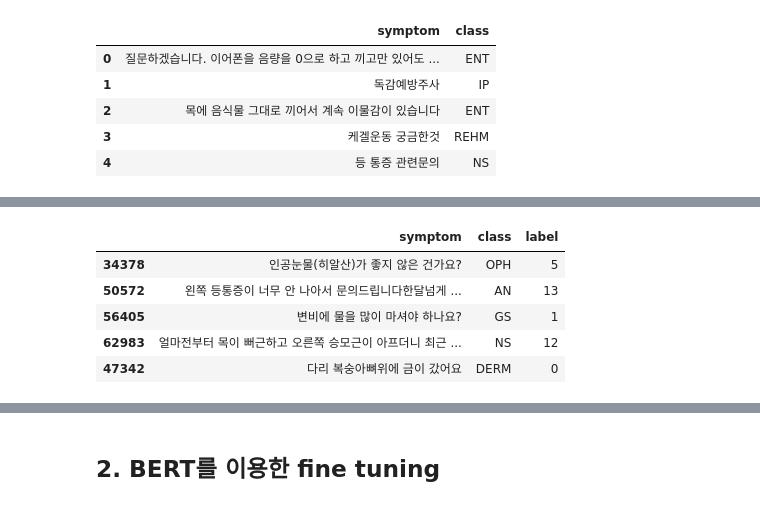
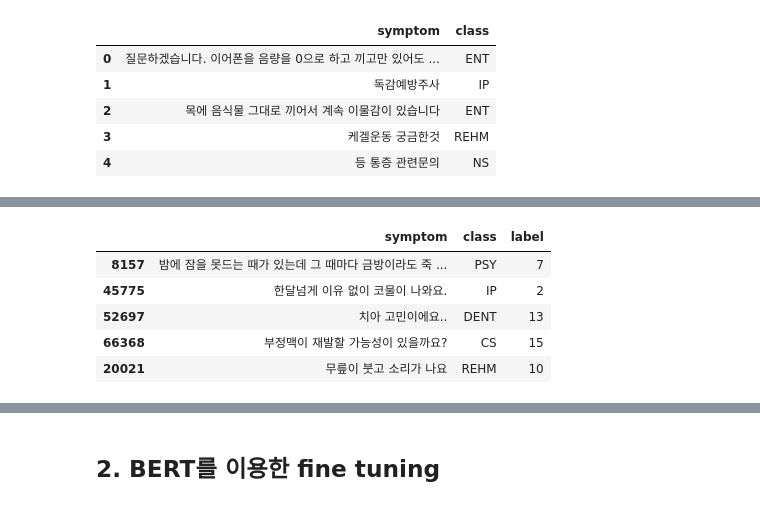
Before and after one commit to HyeonhoonLee/KoNLP, a Jupyter notebook: BERT_finetune.ipynb, the cells around one changed output, grey strips where cells are left out. Cells and saved outputs as stored; diff of their text form; code cells hidden in the pictures.

```diff
--- a/BERT_finetune.ipynb
+++ b/BERT_finetune.ipynb
@@ -38,6 +39,6 @@ combined_clean(-2300).csv     4.51MB
 # %%
 #loading csv data
-all_data = pd.read_csv(DATA_IN_PATH + 'combined_clean(-2300).csv', quoting = 2)
+all_data = pd.read_csv(DATA_IN_PATH + 'combined_clean(6000)_sam.csv', quoting = 2)
 all_data.head()
 # %% [output]
 |  | symptom | class |
@@ -163,23 +164,23 @@ sns.countplot(train_data['class'])
 # LAB: 진단검사의학과
 # %%
 # convert class from string to integer
-class_to_label = {'DERM': 0, 'GS': 1, 'IP': 2, 'FM': 3, 'GI':4, 'OPH':5,
-                  'NR': 6, 'ENT': 7, 'PSY': 8, 'HEON': 9, 'RHEU': 10,
-                  'REHM': 11, 'NS': 12, 'AN': 13, 'DENT': 14, 'PS': 15,
-                  'CS': 16, 'INFC': 17, 'OS': 18,
-                  'EMR': 19, 'ENDO': 20, 'CA': 21, 'KTM': 22, 'OBGY': 23,
-                  'URO': 24, 'ALL': 25, 'NPH': 26}
+class_to_label = {'DERM': 0, 'GS': 1, 'IP': 2, 'GI':3, 'OPH':4,
+                  'NR': 5, 'ENT': 6, 'PSY': 7, 'HEON': 8, 'RHEU': 9,
+                  'REHM': 10, 'NS': 11, 'AN': 12, 'DENT': 13, 'PS': 14,
+                  'CS': 15, 'INFC': 16, 'OS': 17,
+                  'EMR': 18, 'ENDO': 19, 'CA': 20, 'KTM': 21, 'OBGY': 23,
+                  'URO': 23, 'ALL': 24, 'NPH': 25}
 
 train_data['label'] = train_data['class'].map(class_to_label)
 test_data['label'] = test_data['class'].map(class_to_label)
 train_data.head()
 # %% [output]
 |  | symptom | class | label |
-| 34378 | 인공눈물(히알산)가 좋지 않은 건가요? | OPH | 5 |
-| 50572 | 왼쪽 등통증이 너무 안 나아서 문의드립니다한달넘게 ... | AN | 13 |
-| 56405 | 변비에 물을 많이 마셔야 하나요? | GS | 1 |
-| 62983 | 얼마전부터 목이 뻐근하고 오른쪽 승모근이 아프더니 최근 ... | NS | 12 |
-| 47342 | 다리 복숭아뼈위에 금이 갔어요 | DERM | 0 |
+| 8157 | 밤에 잠을 못드는 때가 있는데 그 때마다 금방이라도 죽 ... | PSY | 7 |
+| 45775 | 한달넘게 이유 없이 코물이 나와요. | IP | 2 |
+| 52697 | 치아 고민이에요.. | DENT | 13 |
+| 66368 | 부정맥이 재발할 가능성이 있을까요? | CS | 15 |
+| 20021 | 무릎이 붓고 소리가 나요 | REHM | 10 |
 # %%
 # severe imbalenced data가 확인되지만 real-world로 반영한다고 생각하고 그대로 진행한다.
 # 단, FM(가정의학과)의 비중이 너무 높고 오히려 OS 비중이 낮은 것은 본 프로젝트가 군인 대상인 점을 감안하여 조정이 필요할 것 같다.
```
Also changed, not shown: parts of 24 cells of this notebook.
